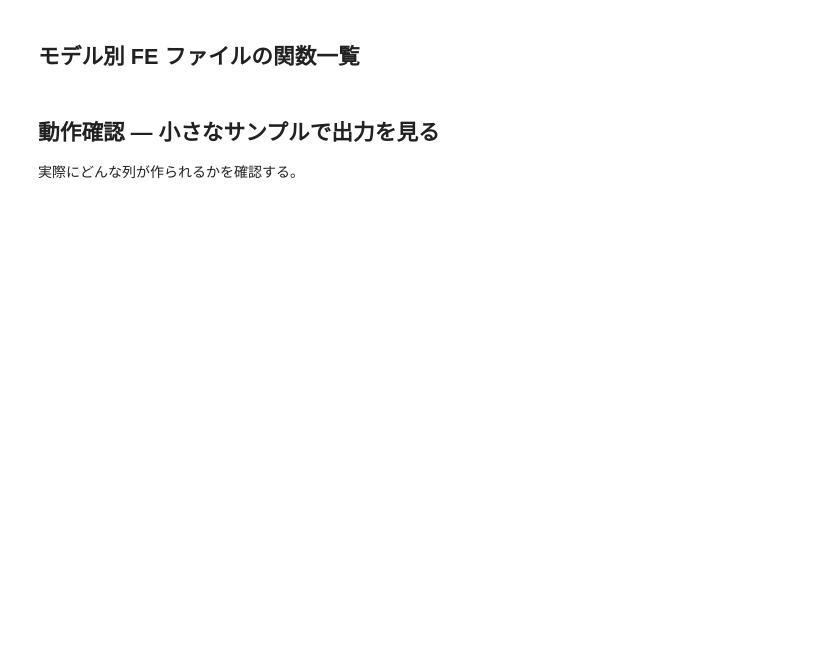
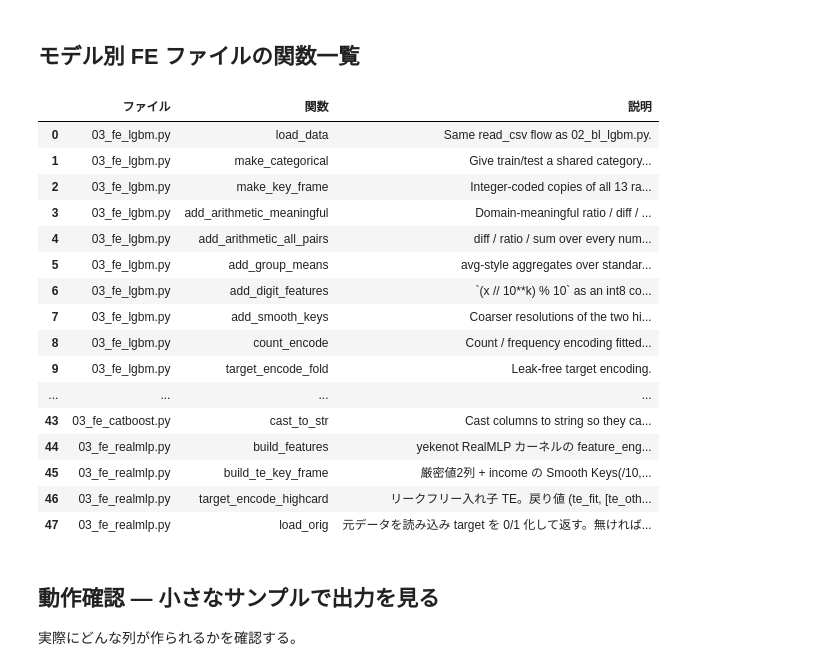
Before and after one commit to takactkc123-create/kaggle, a Jupyter notebook: 2609/notebooks/03_fe.ipynb, the cells around one changed output. Cells and saved outputs as stored; diff of their text form; code cells hidden in the pictures; blank space fills up the shorter version.

```diff
--- a/2609/notebooks/03_fe.ipynb
+++ b/2609/notebooks/03_fe.ipynb
@@ -28,14 +54,32 @@ pd.DataFrame(
 # %% [markdown]
 ## モデル別 FE ファイルの関数一覧
 # %%
-import importlib
 rows = []
-for mod_name in ["fe_lgbm", "fe_xgb", "fe_catboost", "fe_realmlp"]:
-    mod = importlib.import_module(mod_name)
+for short in ["lgbm", "xgb", "catboost", "realmlp"]:
+    mod_name = f"03_fe_{short}"
+    mod = load_fe(short)
     for n, f in vars(mod).items():
         if callable(f) and not n.startswith("_") and getattr(f, "__module__", "") == mod_name:
-            rows.append((mod_name, n, (f.__doc__ or "").strip().split("\n")[0][:60]))
+            rows.append((mod_name + ".py", n, (f.__doc__ or "").strip().split("\n")[0][:60]))
 pd.DataFrame(rows, columns=["ファイル", "関数", "説明"])
+# %% [output]
+|  | ファイル | 関数 | 説明 |
+| 0 | 03_fe_lgbm.py | load_data | Same read_csv flow as 02_bl_lgbm.py. |
+| 1 | 03_fe_lgbm.py | make_categorical | Give train/test a shared category... |
+| 2 | 03_fe_lgbm.py | make_key_frame | Integer-coded copies of all 13 ra... |
+| 3 | 03_fe_lgbm.py | add_arithmetic_meaningful | Domain-meaningful ratio / diff / ... |
+| 4 | 03_fe_lgbm.py | add_arithmetic_all_pairs | diff / ratio / sum over every num... |
+| 5 | 03_fe_lgbm.py | add_group_means | avg-style aggregates over standar... |
+| 6 | 03_fe_lgbm.py | add_digit_features | `(x // 10**k) % 10` as an int8 co... |
+| 7 | 03_fe_lgbm.py | add_smooth_keys | Coarser resolutions of the two hi... |
+| 8 | 03_fe_lgbm.py | count_encode | Count / frequency encoding fitted... |
+| 9 | 03_fe_lgbm.py | target_encode_fold | Leak-free target encoding. |
+| ... | ... | ... | ... |
+| 43 | 03_fe_catboost.py | cast_to_str | Cast columns to string so they ca... |
+| 44 | 03_fe_realmlp.py | build_features | yekenot RealMLP カーネルの feature_eng... |
+| 45 | 03_fe_realmlp.py | build_te_key_frame | 厳密値2列 + income の Smooth Keys(/10,... |
+| 46 | 03_fe_realmlp.py | target_encode_highcard | リークフリー入れ子 TE。戻り値 (te_fit, [te_oth... |
+| 47 | 03_fe_realmlp.py | load_orig | 元データを読み込み target を 0/1 化して返す。無ければ... |
 # %% [markdown]
 ## 動作確認 — 小さなサンプルで出力を見る
 
```
Also changed, not shown: parts of 21 cells of this notebook, 11 other files.
